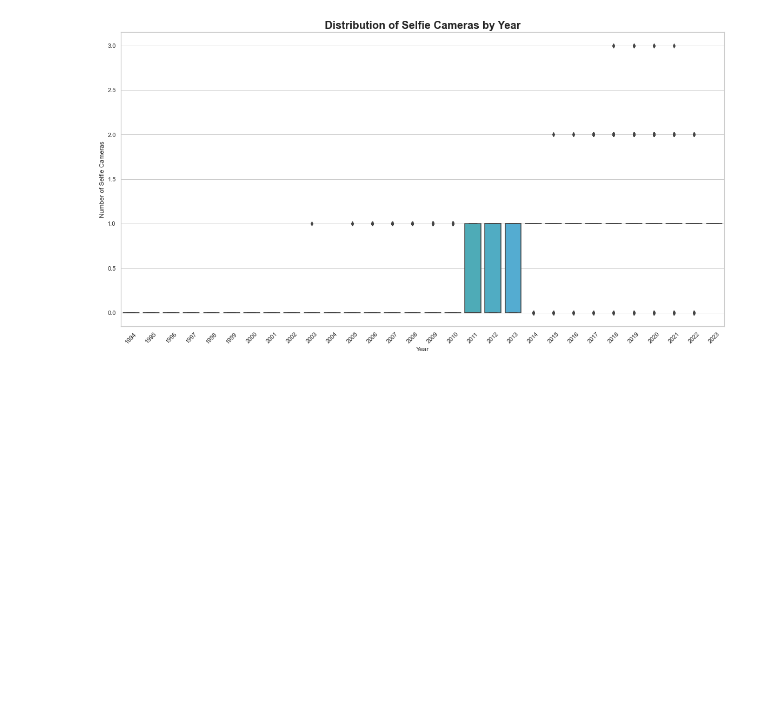
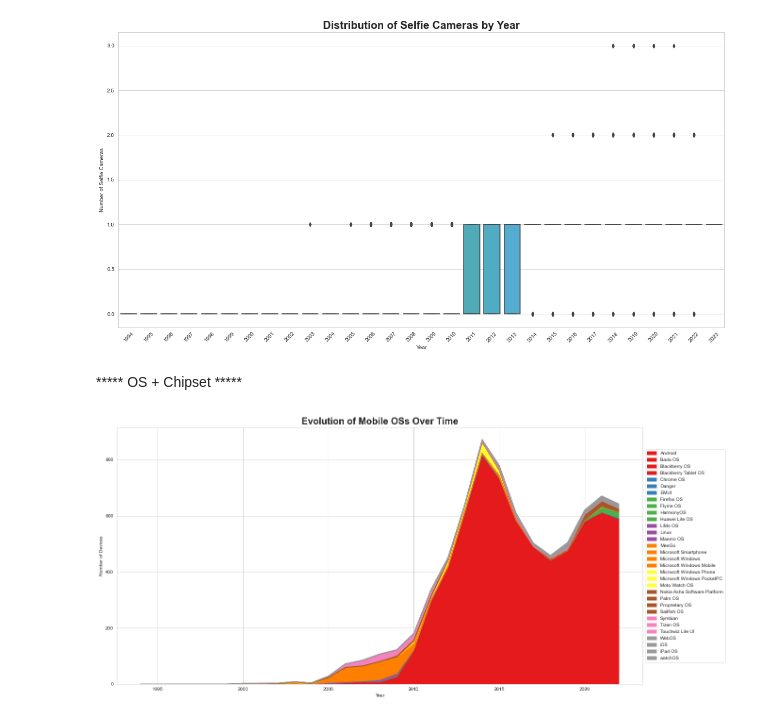
Before and after one commit to AlbertHunduza/Smartphone-Project, a Jupyter notebook: Overview and Analysis.ipynb, the cells around one changed output. Drawn from its saved outputs; the diff is of its cells as text; code cells hidden in the pictures; blank space fills up the shorter version.

```diff
--- a/Overview and Analysis.ipynb
+++ b/Overview and Analysis.ipynb
@@ -874,3 +869,33 @@ plt.xticks(rotation=45)
 plt.show()
 # %% [output]
 [figure]
+# %% [markdown]
+***** OS + Chipset *****
+# %%
+# Group the data by year and display type and calculate the count
+os_data = df[df['Release_Year'] <= 2022]
+os_counts = os_data.groupby(['Release_Year', 'Mobile_OS'])['Mobile_OS'].count().unstack()
+
+# Exclude the "Not Specified" display type
+os_counts = os_counts.drop('unspecified', axis=1)
+
+# Create the figure and axes
+fig, ax = plt.subplots(figsize=(20, 10))
+
+# Create the stacked area plot
+os_counts.plot(kind='area', stacked=True, cmap='Set1', ax=ax)
+
+# Set the x-axis and y-axis labels
+ax.set_xlabel('Year')
+ax.set_ylabel('Number of Devices')
+
+# Set the title
+ax.set_title('Evolution of Mobile OSs Over Time', fontsize=20, weight='bold')
+
+# Move the legend outside the plot to the right
+ax.legend(loc='center left', bbox_to_anchor=(1, 0.5))
+
+# Show the plot
+plt.show()
+# %% [output]
+[figure, added]
```
Also changed, not shown: parts of 30 cells of this notebook.
